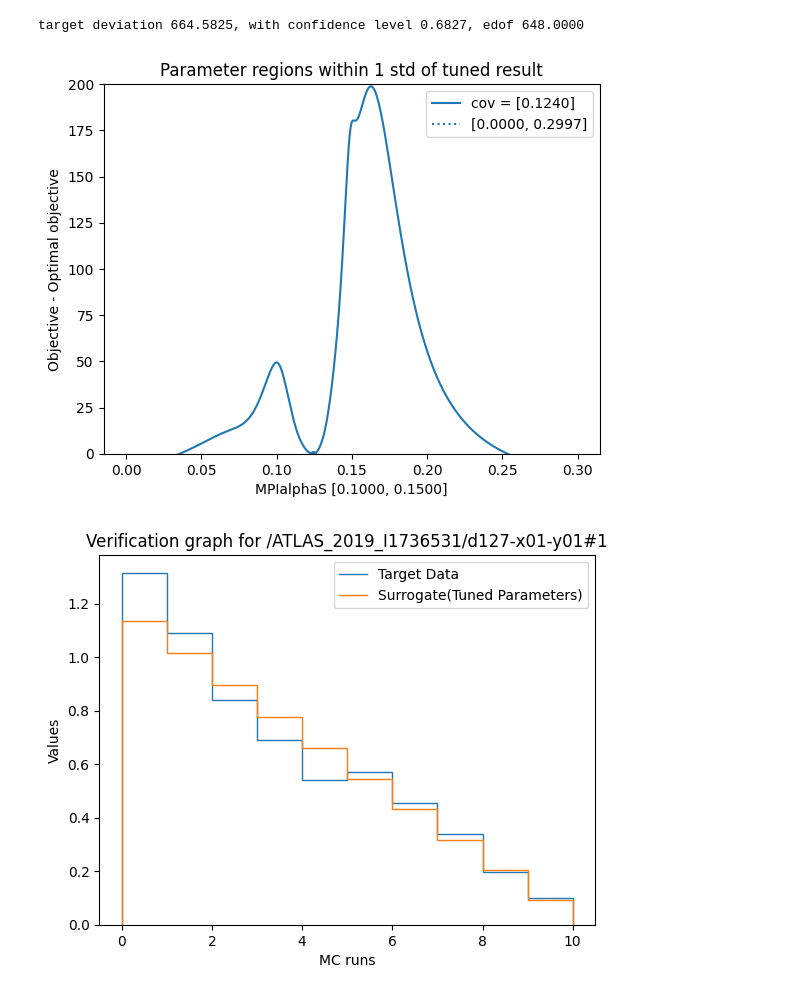
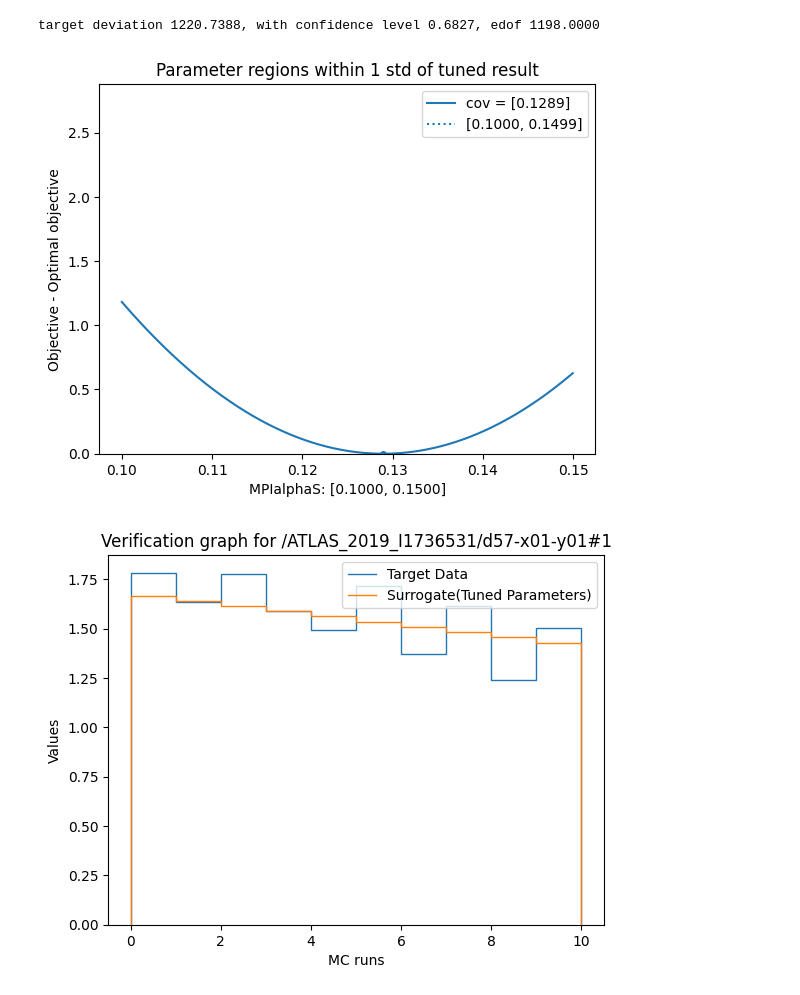
Before and after one commit to Jeffae-Schroff/apprentice-jax, a Jupyter notebook: demo.ipynb, the cells around one changed output. Cells and saved outputs as stored; diff of their text form; code cells hidden in the pictures.

```diff
--- a/demo.ipynb
+++ b/demo.ipynb
@@ -6,20 +6,22 @@ import numpy as np
 b = '/ATLAS_2019_I1736531/d'
 e = '-x01-y01'
 select_obs = np.array([])
-for i in np.arange(100, 150, 1):
+
+for i in np.arange(101, 200, 1):
     if i < 10:
         num_str = '0'+str(i)
     else:
         num_str = str(i)
     select_obs = np.append(select_obs, b+num_str+e)
 
-#bin_num = np.array([2, 2, 2, 2])
-obs_weights = np.array([0.78])
+
+#bin_num = np.array([2, 2, 2, 2, 2, 2, 2, 2, 2, 2, 2, 2, 2, 2, 2])
+#obs_weights = np.array([0.78])
 
 #fitobs = np.array([1, 2, 3])
 
-summer_fits = Polyfit('summer_data/fits.npz', input_h5='test/output4.h5', order=3, covariance = True, cpu = True, reg_mode = "lasso_w", reg_param = 0.01,
-                      select_obs = select_obs)
+summer_fits = Polyfit('summer_data/fits.npz', input_h5='test/output4.h5', order=3, covariance = True, cpu = True,
+                      select_obs = select_obs, reg_mode = 'ridge_w', reg_param = 0.05)
 
 summer_tune_more_cov = Paramtune('summer_data/fits.npz', 'summer_data/HEPData-ins1736531-v1-csv.h5', covariance = True)
 # %% [output]
@@ -43,9 +45,9 @@ Covariance of Tuned Parameters:  [[1.60024326e-07]]
 # %%
-summer_tune_more_cov.graph_objective(graph_range = np.array([0, 0.3]))
+summer_tune_more_cov.graph_objective(graph_p = 'MPIalphaS', graph_range = np.array([0.1, 0.15]))
 # %% [output]
-target deviation 664.5825, with confidence level 0.6827, edof 648.0000
+target deviation 1220.7388, with confidence level 0.6827, edof 1198.0000
-[figure, old version]
+[figure, new version]
 # %%
-summer_fits.graph_bin('/ATLAS_2019_I1736531/d127-x01-y01#1')
+summer_fits.graph_bin('/ATLAS_2019_I1736531/d57-x01-y01#1')
 # %% [output]
-[figure, old version]
+[figure, new version]
```
Also changed, not shown: parts of 3 cells of this notebook, 16 other files.
